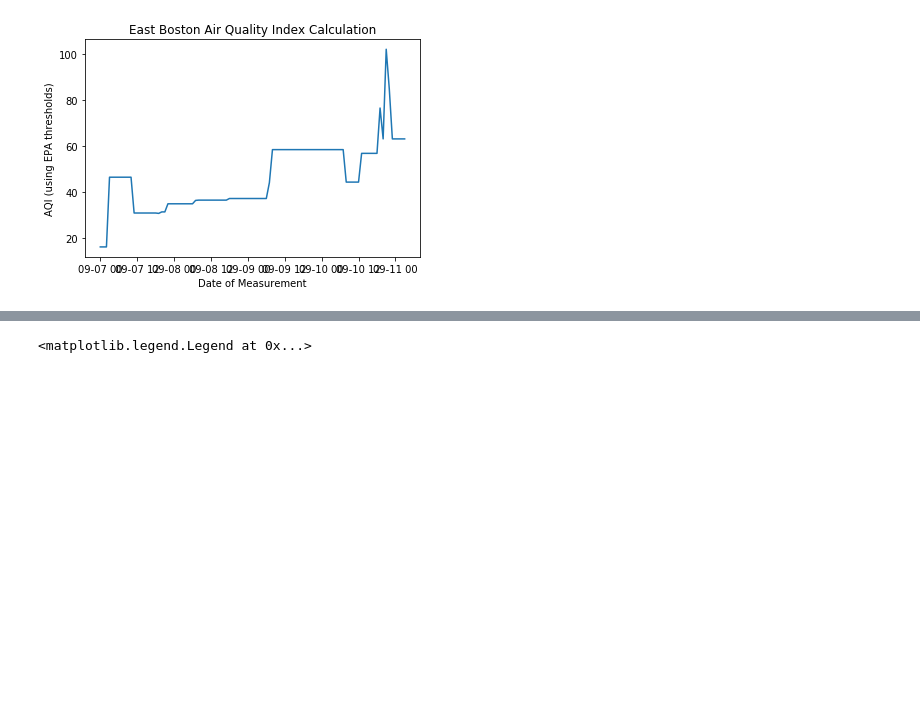
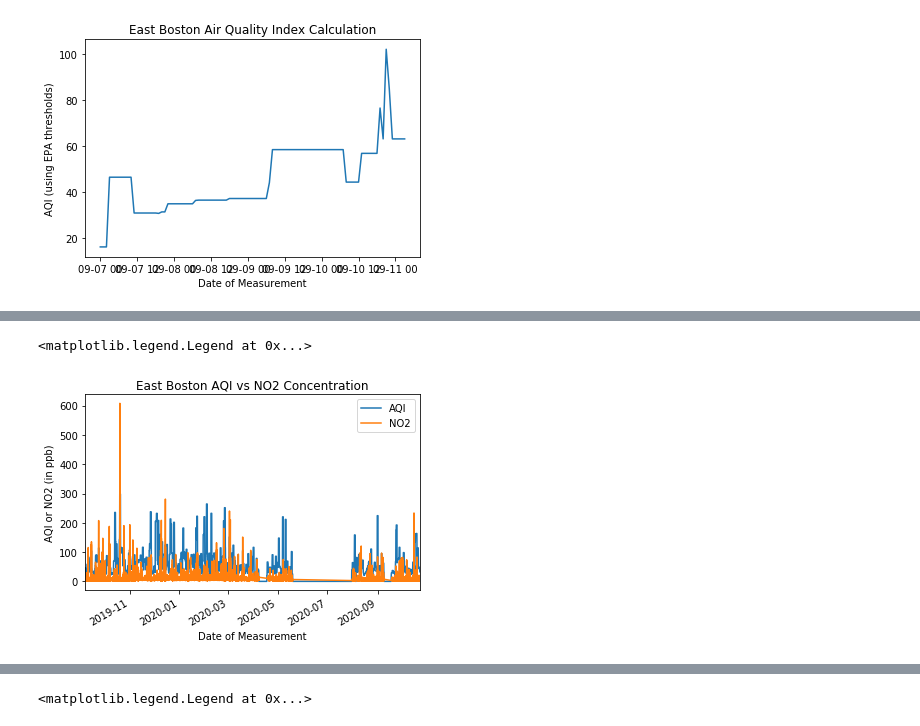
Before and after one commit to airpartners/data-analysis, a Jupyter notebook: aqi-analysis.ipynb, the cells around one changed output, grey strips where cells are left out. Cells and saved outputs as stored; diff of their text form; code cells hidden in the pictures; blank space fills up the shorter version.

```diff
--- a/aqi-analysis.ipynb
+++ b/aqi-analysis.ipynb
@@ -206,0 +212,10 @@ On a first glance, it seems to capture some of the variability inherent to the d
+# %%
+plt.plot(hours_list, aqi_list, label="AQI")
+SN45.no2.plot(label="NO2")
+plt.title("East Boston AQI vs NO2 Concentration")
+plt.ylabel("AQI or NO2 (in ppb)")
+plt.xlabel("Date of Measurement")
+plt.legend()
+# %% [output]
+<matplotlib.legend.Legend at 0x...>
+[figure, added]
```
Also changed, not shown: parts of 18 cells of this notebook.
